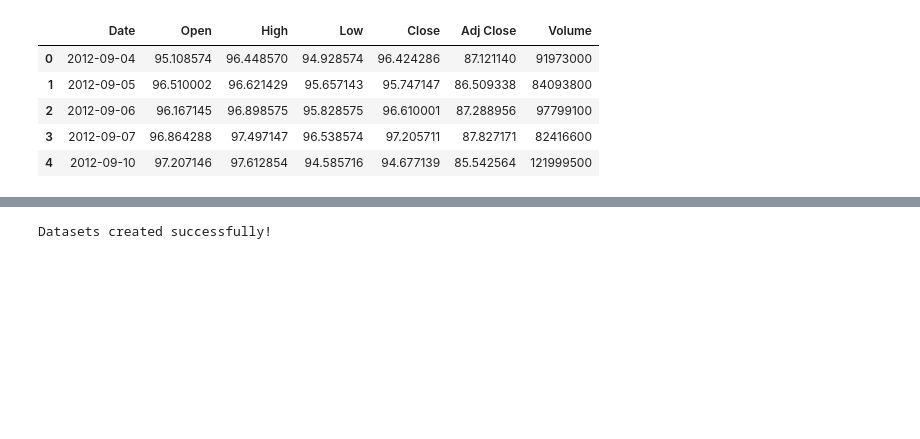
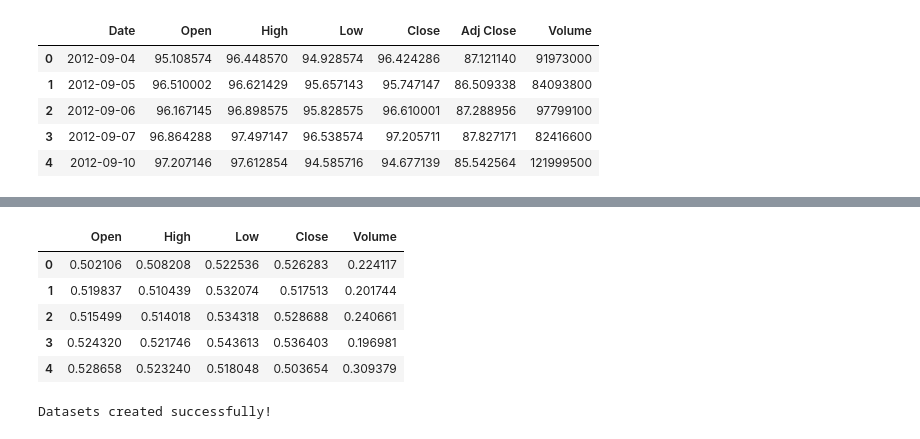
Before and after one commit to gitsouderos/Thesis, a Jupyter notebook: Dilated_Conv_Pipeline.ipynb, the cells around one changed output, grey strips where cells are left out. Cells and saved outputs as stored; diff of their text form; code cells hidden in the pictures; blank space fills up the shorter version.

```diff
--- a/Dilated_Conv_Pipeline.ipynb
+++ b/Dilated_Conv_Pipeline.ipynb
@@ -46,3 +68,12 @@ test_data = filtered_df.iloc[train_size:]
+# %%
+train_data.head()
+# %% [output]
+|  | Open | High | Low | Close | Volume |
+| 0 | 0.502106 | 0.508208 | 0.522536 | 0.526283 | 0.224117 |
+| 1 | 0.519837 | 0.510439 | 0.532074 | 0.517513 | 0.201744 |
+| 2 | 0.515499 | 0.514018 | 0.534318 | 0.528688 | 0.240661 |
+| 3 | 0.524320 | 0.521746 | 0.543613 | 0.536403 | 0.196981 |
+| 4 | 0.528658 | 0.523240 | 0.518048 | 0.503654 | 0.309379 |
 # %%
 try:
     train_dataset = StockDataset(train_data, seq_len, feature_columns)
```
Also changed, not shown: parts of 10 cells of this notebook.
